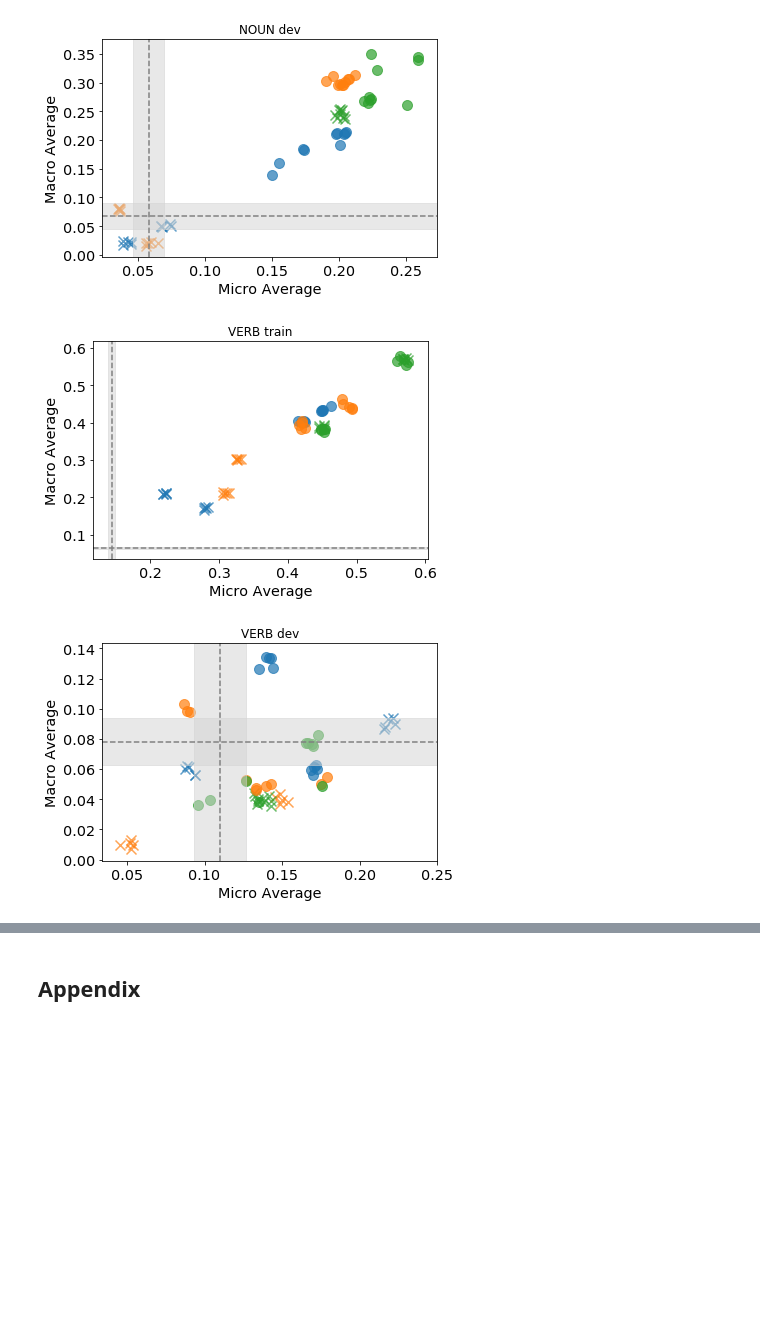
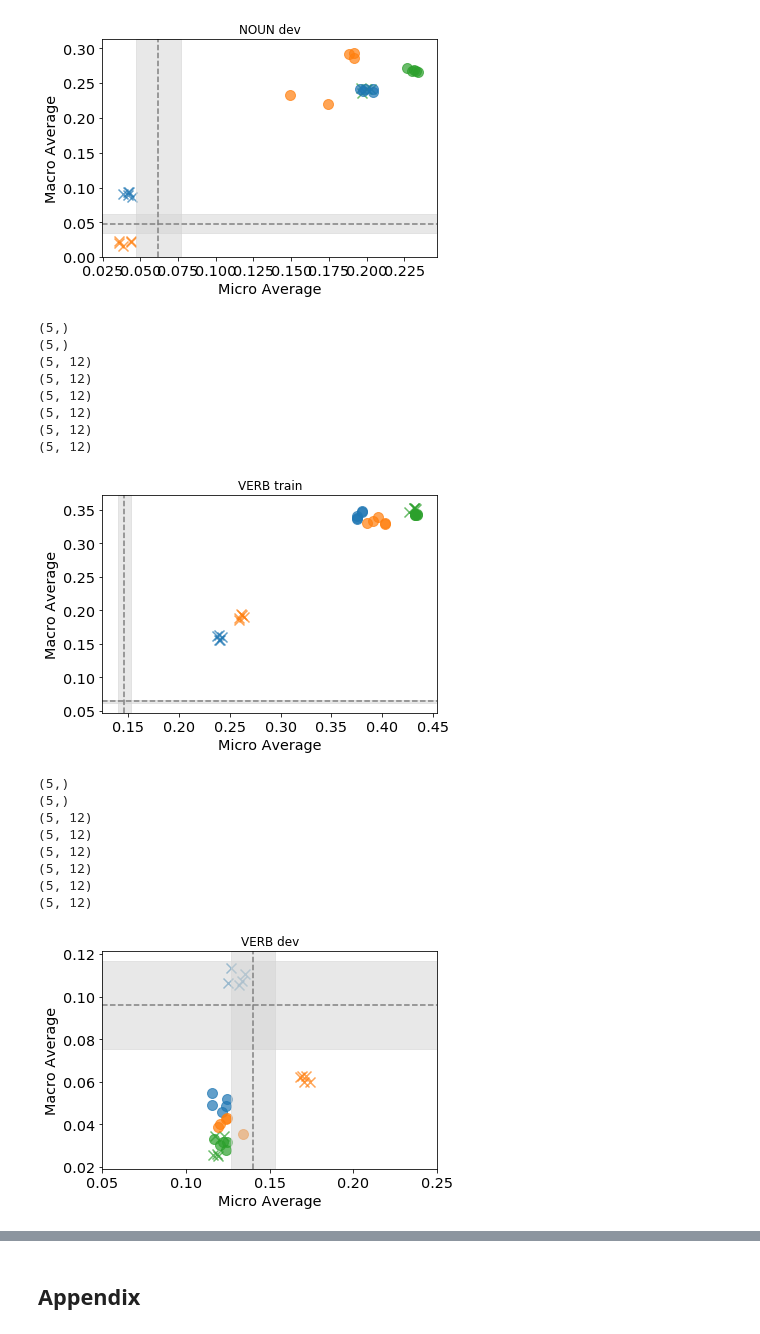
Before and after one commit to epavlick/gaila, a Jupyter notebook: plot_exp_results.ipynb, the cells around one changed output, grey strips where cells are left out. Drawn from its saved outputs; the diff is of its cells as text; code cells hidden in the pictures; blank space fills up the shorter version.

```diff
--- a/plot_exp_results.ipynb
+++ b/plot_exp_results.ipynb
@@ -22,11 +22,11 @@ df.head()
 # %%
-DR = "None"
 for pos in ["NOUN", "VERB"]:
     for split in ["train", "dev"]:
         M = df.loc[(df['pos'] == pos) & (df['split'] == split)]
         rand_macro = M[M["mode"] == "random"]["macro"]
         rand_micro = M[M["mode"] == "random"]["micro"]
-
+        print(rand_macro.shape)
+        print(rand_micro.shape)
         plt.axhline(rand_macro.mean(), color='gray', ls='--')
         plt.axhspan(rand_macro.mean()-rand_macro.sem(),
                     rand_macro.mean()+rand_macro.sem(), color='lightgray', alpha=0.5)
@@ -35,11 +35,12 @@ for pos in ["NOUN", "VERB"]:
         plt.axvspan(rand_micro.mean()-rand_micro.sem(),
                     rand_micro.mean()+rand_micro.sem(), color='lightgray', alpha=0.5)
 
-        M = M[M["reduce"] == DR]
+        M = M.loc[(M["reduce"] == False) & (M["supervised"] == False)]
 
         for obj in [False, True]:
             for i, mode in enumerate(["raw", "endpoints", "objects"]):
                 m = M.loc[(M['mode'] == mode) & (M['obj'] == obj)]
+                print(m.shape)
                 mk = 'o' if obj else 'x'
                 l = mode+"+objs" if obj else mode
                 plt.scatter(m["micro"]+jitter(len(m["micro"])),
@@ -63,6 +80,22 @@ for pos in ["NOUN", "VERB"]:
-[figure, old version]
+[figure, new version]
+(5,)
+(5,)
+(5, 12)
+(5, 12)
+(5, 12)
+(5, 12)
+(5, 12)
+(5, 12)
-[figure, old version]
+[figure, new version]
+(5,)
+(5,)
+(5, 12)
+(5, 12)
+(5, 12)
+(5, 12)
+(5, 12)
+(5, 12)
-[figure, old version]
+[figure, new version]
 # %%
 split = "dev"
 W = 1
```
Also changed, not shown: parts of 3 cells of this notebook, 2 other files.
